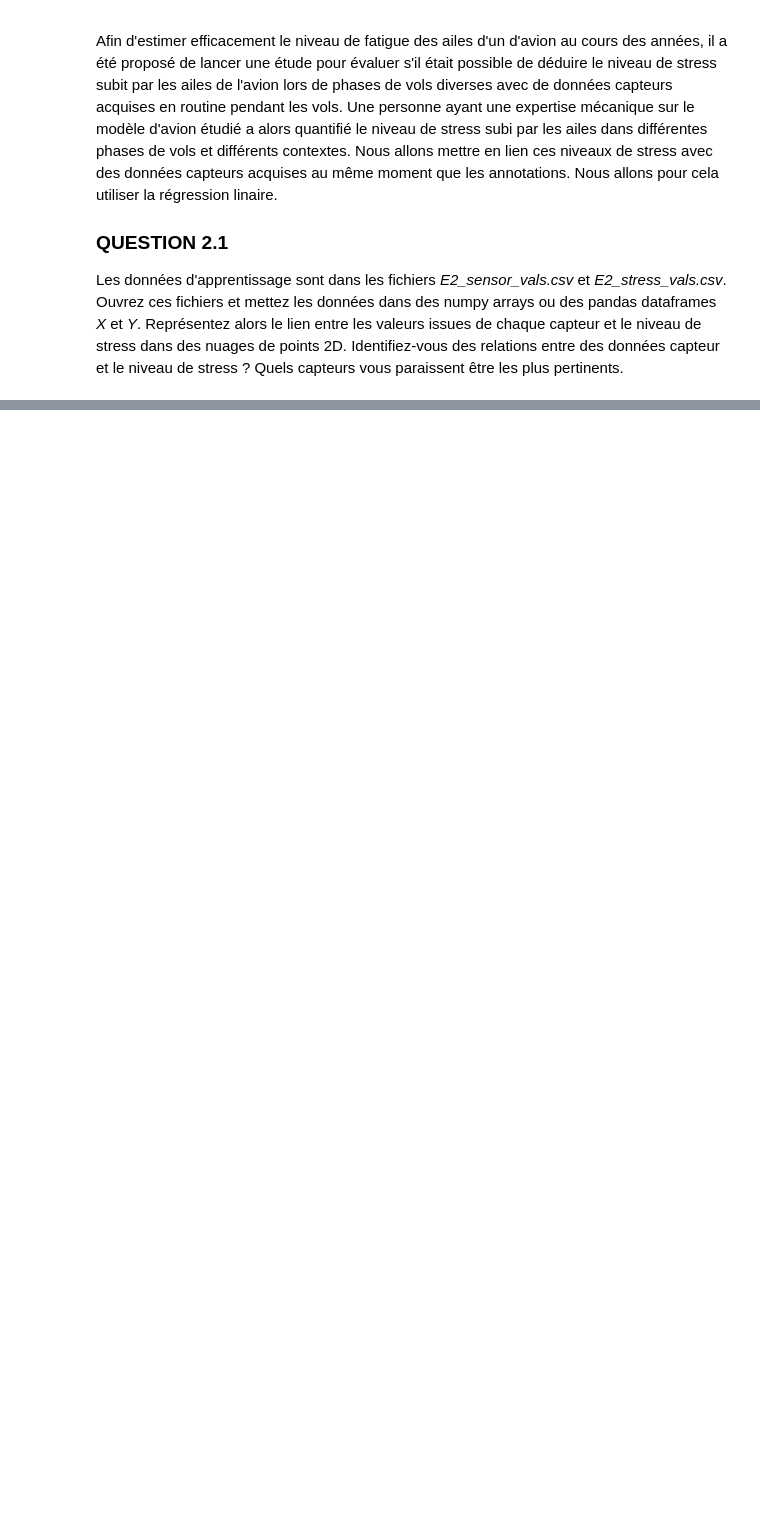
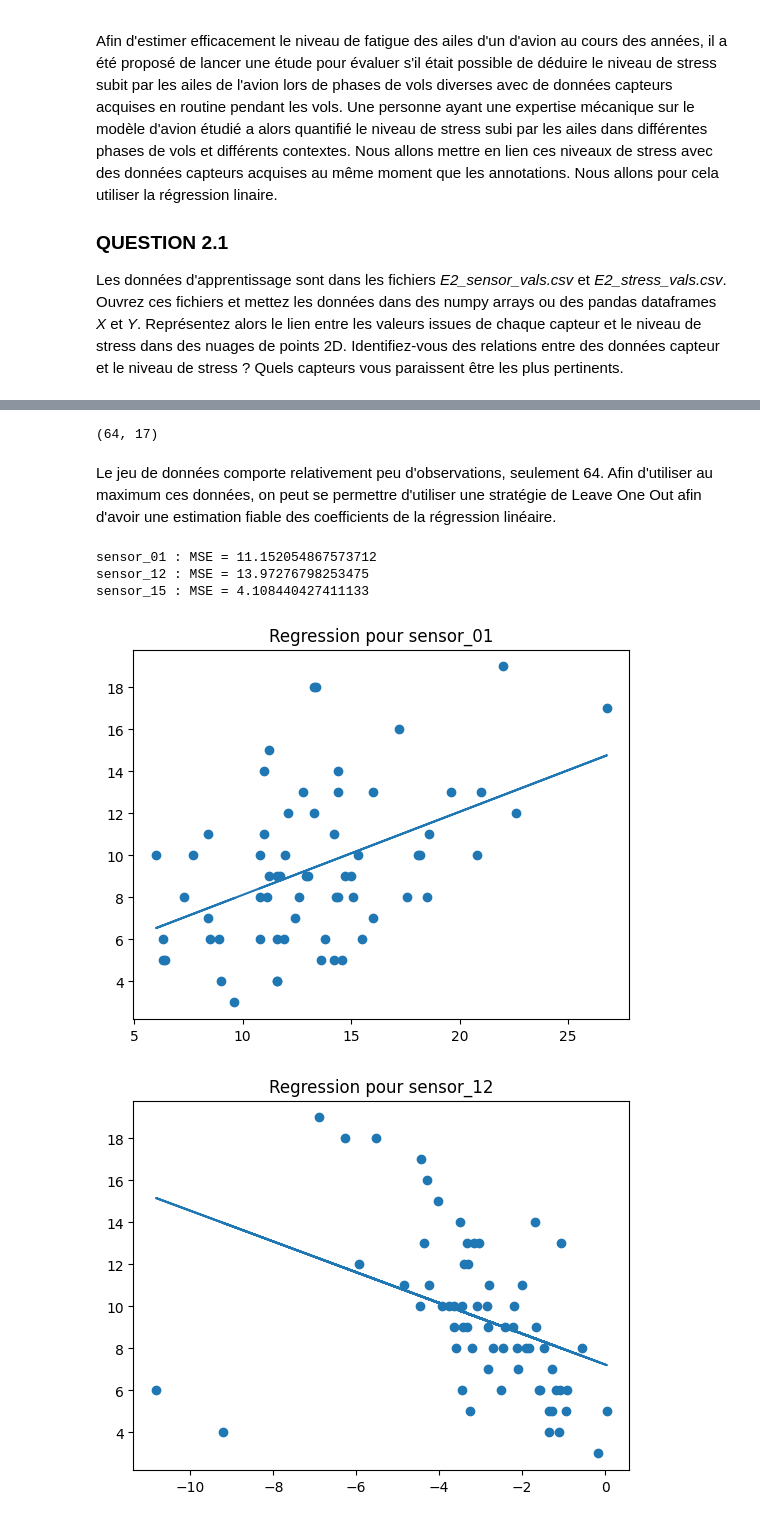
Before and after one commit to Tmqng/stat-ml, a Jupyter notebook: TPs/BE_statML_2025/BE_StatML_2025.ipynb, the cells around one changed output, grey strips where cells are left out. Drawn from its saved outputs; the diff is of its cells as text; code cells hidden in the pictures; blank space fills up the shorter version.

```diff
--- a/TPs/BE_statML_2025/BE_StatML_2025.ipynb
+++ b/TPs/BE_statML_2025/BE_StatML_2025.ipynb
@@ -321,0 +367,42 @@ Peut-on statistiquement affirmer qu'il existe une relation significative entre l
+# %%
+print(X.shape)
+# %% [output]
+(64, 17)
+# %% [markdown]
+Le jeu de données comporte relativement peu d'observations, seulement 64. Afin d'utiliser au maximum ces données, on peut se permettre d'utiliser une stratégie de Leave One Out afin d'avoir une estimation fiable des coefficients de la régression linéaire.
+# %%
+loo = LeaveOneOut()
+
+sensors = ['sensor_01', 'sensor_12', 'sensor_15']
+
+for sensor in sensors:
+
+    x = X[sensor].values.reshape(-1, 1)
+
+    sum_mse_scores = 0
+
+    for train_index, test_index in loo.split(x):
+
+        X_train, X_test = x[train_index], x[test_index]
+        y_train, y_test = y.iloc[train_index], y.iloc[test_index]
+
+        lr = LinearRegression()
+        lr.fit(X_train, y_train)
+
+        y_pred = lr.predict(X_test)
+
+        mse_score_lasso = mean_squared_error(y_test, y_pred)
+        sum_mse_scores+=mse_score_lasso
+
+    plt.figure()
+    plt.scatter(x, Y)
+    plt.plot(x, lr.predict(x))
+    plt.title(f'Regression pour {sensor}')
+
+    print(f'{sensor} : MSE = {sum_mse_scores / x.shape[0]}')
+# %% [output]
+sensor_01 : MSE = 11.152054867573712
+sensor_12 : MSE = 13.97276798253475
+sensor_15 : MSE = 4.108440427411133
+[figure, added]
+[figure, added]
```
Also changed, not shown: parts of 60 cells of this notebook.
